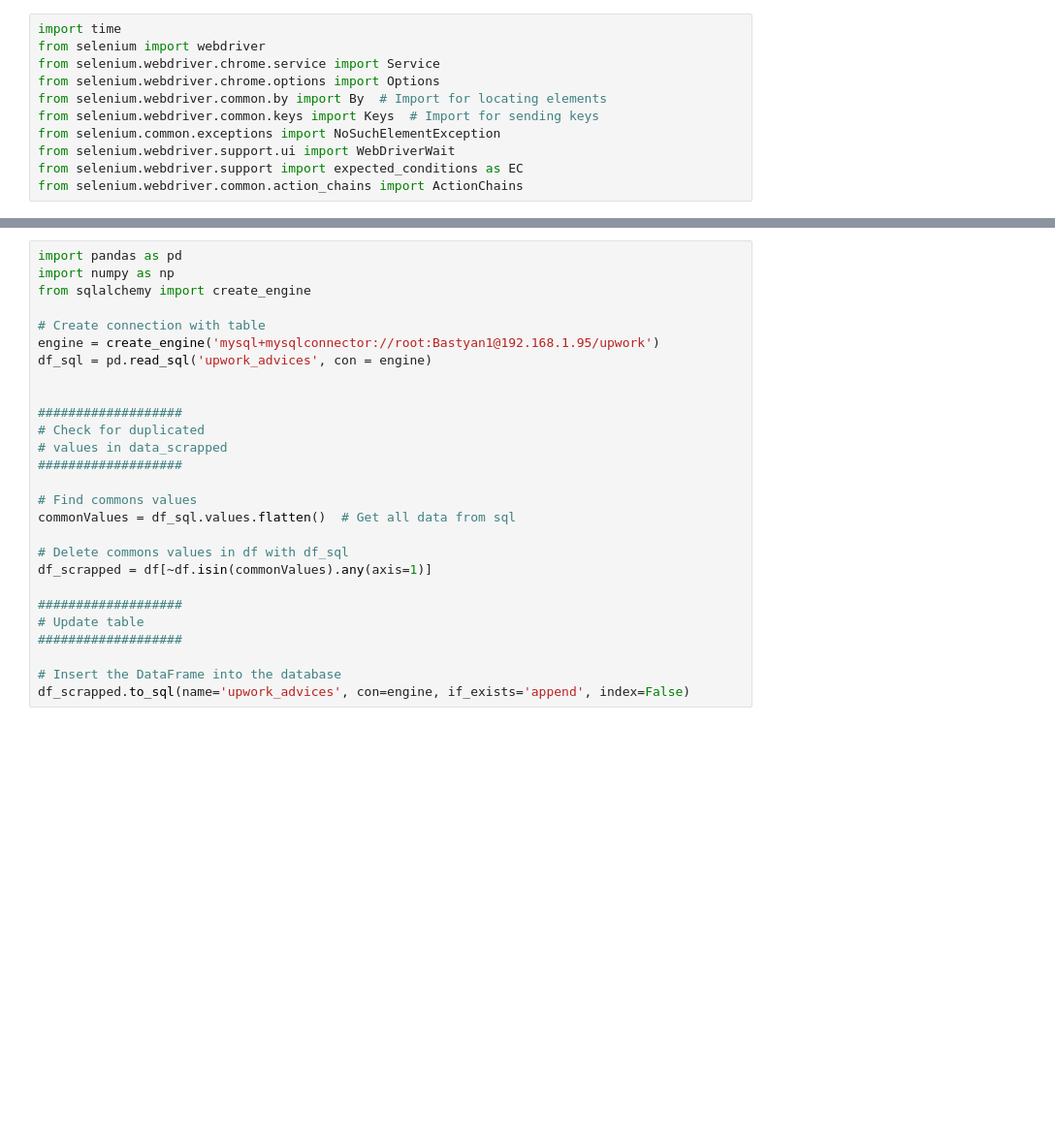
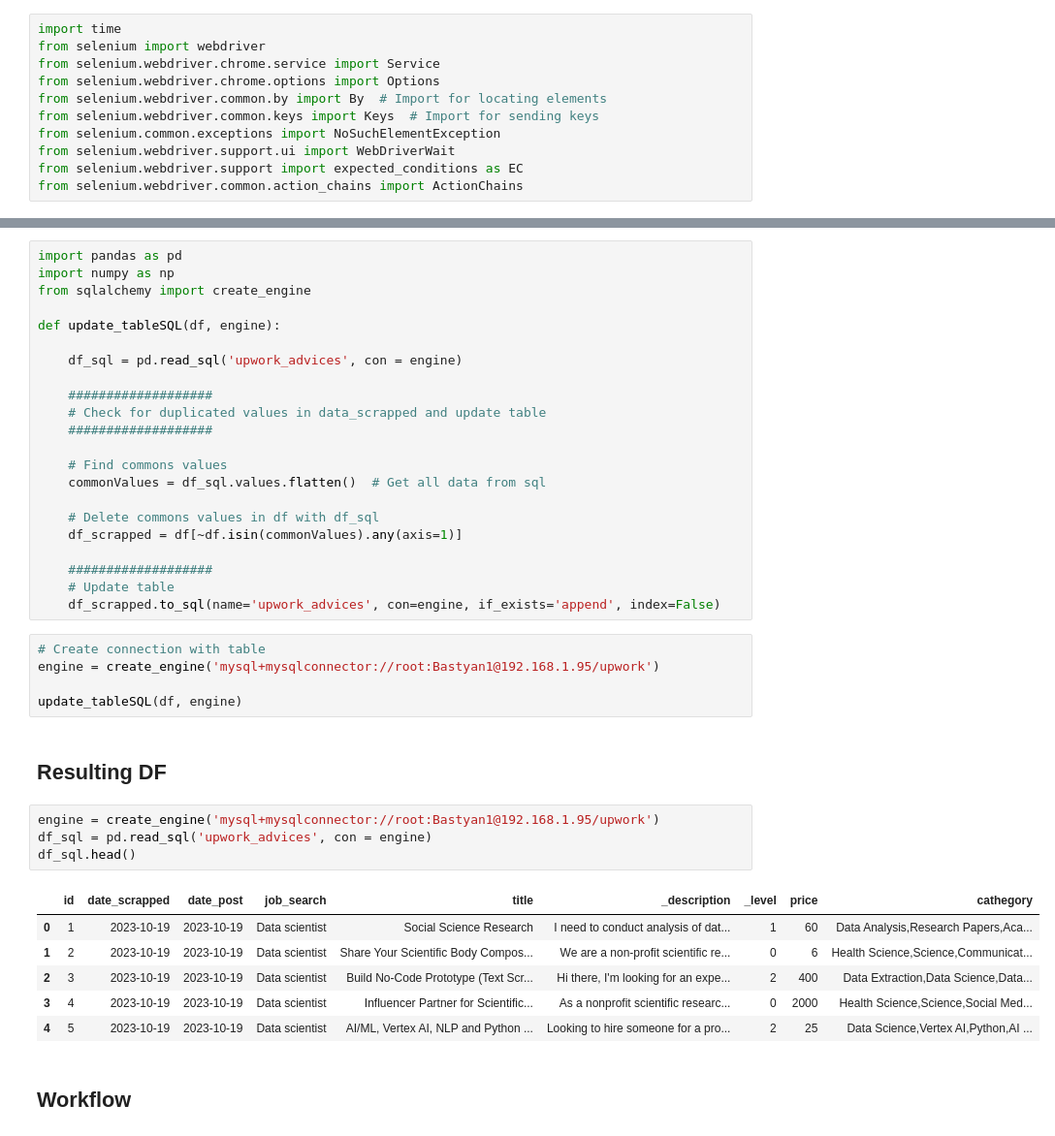
Before and after one commit to bastianbm7/upWork_scrap, a Jupyter notebook: Untitled.ipynb, the cells around one changed output, grey strips where cells are left out. Shown at 97% size. Drawn from its saved outputs; the diff is of its cells as text; blank space fills up the shorter version.

```diff
--- a/Untitled.ipynb
+++ b/Untitled.ipynb
@@ -190,25 +182,40 @@ import pandas as pd
 import numpy as np
 from sqlalchemy import create_engine
 
-# Create connection with table
-engine = create_engine('mysql+mysqlconnector://root:Bastyan1@192.168.1.95/upwork')
-df_sql = pd.read_sql('upwork_advices', con = engine)
+def update_tableSQL(df, engine):
 
+    df_sql = pd.read_sql('upwork_advices', con = engine)
 
-###################
-# Check for duplicated
-# values in data_scrapped
-###################
+    ###################
+    # Check for duplicated values in data_scrapped and update table
+    ###################
 
-# Find commons values
-commonValues = df_sql.values.flatten()  # Get all data from sql
+    # Find commons values
+    commonValues = df_sql.values.flatten()  # Get all data from sql
 
-# Delete commons values in df with df_sql
-df_scrapped = df[~df.isin(commonValues).any(axis=1)]
+    # Delete commons values in df with df_sql
+    df_scrapped = df[~df.isin(commonValues).any(axis=1)]
 
-###################
-# Update table
-###################
-
-# Insert the DataFrame into the database
-df_scrapped.to_sql(name='upwork_advices', con=engine, if_exists='append', index=False)
+    ###################
+    # Update table
+    df_scrapped.to_sql(name='upwork_advices', con=engine, if_exists='append', index=False)
+# %%
+# Create connection with table
+engine = create_engine('mysql+mysqlconnector://root:Bastyan1@192.168.1.95/upwork')
+
+update_tableSQL(df, engine)
+# %% [markdown]
+## Resulting DF
+# %%
+engine = create_engine('mysql+mysqlconnector://root:Bastyan1@192.168.1.95/upwork')
+df_sql = pd.read_sql('upwork_advices', con = engine)
+df_sql.head()
+# %% [output]
+|  | id | date_scrapped | date_post | job_search | title | _description | _level | price | cathegory |
+| 0 | 1 | 2023-10-19 | 2023-10-19 | Data scientist | Social Science Research | I need to conduct analysis of dat... | 1 | 60 | Data Analysis,Research Papers,Aca... |
+| 1 | 2 | 2023-10-19 | 2023-10-19 | Data scientist | Share Your Scientific Body Compos... | We are a non-profit scientific re... | 0 | 6 | Health Science,Science,Communicat... |
+| 2 | 3 | 2023-10-19 | 2023-10-19 | Data scientist | Build No-Code Prototype (Text Scr... | Hi there, I'm looking for an expe... | 2 | 400 | Data Extraction,Data Science,Data... |
+| 3 | 4 | 2023-10-19 | 2023-10-19 | Data scientist | Influencer Partner for Scientific... | As a nonprofit scientific researc... | 0 | 2000 | Health Science,Science,Social Med... |
+| 4 | 5 | 2023-10-19 | 2023-10-19 | Data scientist | AI/ML, Vertex AI, NLP and Python ... | Looking to hire someone for a pro... | 2 | 25 | Data Science,Vertex AI,Python,AI ... |
+# %% [markdown]
+## Workflow
```
Also changed, not shown: parts of 20 cells of this notebook.
